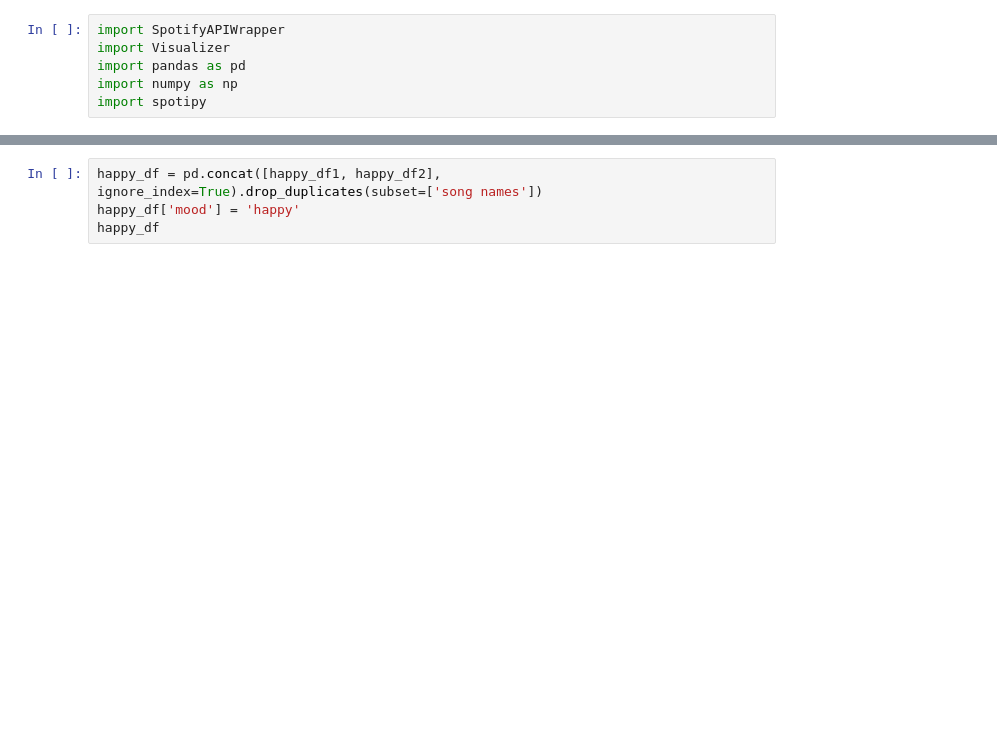
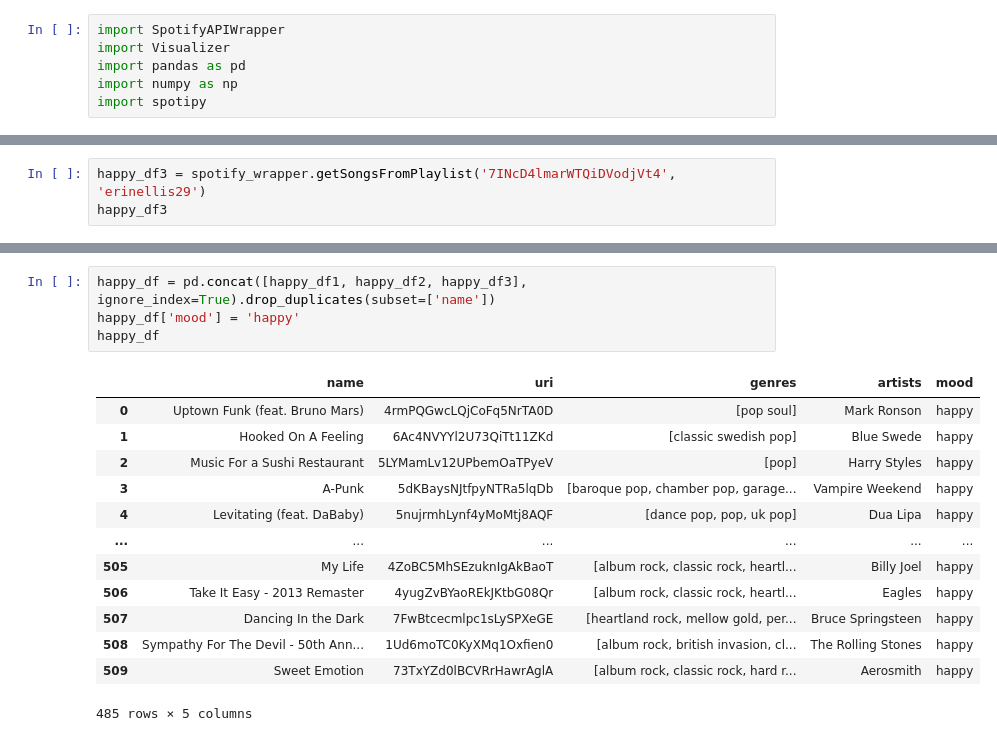
Before and after one commit to chriskontsis/AiTunes, a Jupyter notebook: Reccomender/SongRec.ipynb, the cells around one changed output, grey strips where cells are left out. Saved outputs shown, nothing was run; the diff lists cells and outputs as text; blank space fills up the shorter version.

```diff
--- a/Reccomender/SongRec.ipynb
+++ b/Reccomender/SongRec.ipynb
@@ -20,0 +138,3 @@ happy_df2
+# %%
+happy_df3 = spotify_wrapper.getSongsFromPlaylist('7INcD4lmarWTQiDVodjVt4', 'erinellis29')
+happy_df3
@@ -21,4 +155,18 @@ happy_df2
 # %%
-happy_df = pd.concat([happy_df1, happy_df2], ignore_index=True).drop_duplicates(subset=['song names'])
+happy_df = pd.concat([happy_df1, happy_df2, happy_df3], ignore_index=True).drop_duplicates(subset=['name'])
 happy_df['mood'] = 'happy'
 happy_df
+# %% [output]
+|  | name | uri | genres | artists | mood |
+| 0 | Uptown Funk (feat. Bruno Mars) | 4rmPQGwcLQjCoFq5NrTA0D | [pop soul] | Mark Ronson | happy |
+| 1 | Hooked On A Feeling | 6Ac4NVYYl2U73QiTt11ZKd | [classic swedish pop] | Blue Swede | happy |
+| 2 | Music For a Sushi Restaurant | 5LYMamLv12UPbemOaTPyeV | [pop] | Harry Styles | happy |
+| 3 | A-Punk | 5dKBaysNJtfpyNTRa5lqDb | [baroque pop, chamber pop, garage... | Vampire Weekend | happy |
+| 4 | Levitating (feat. DaBaby) | 5nujrmhLynf4yMoMtj8AQF | [dance pop, pop, uk pop] | Dua Lipa | happy |
+| ... | ... | ... | ... | ... | ... |
+| 505 | My Life | 4ZoBC5MhSEzuknIgAkBaoT | [album rock, classic rock, heartl... | Billy Joel | happy |
+| 506 | Take It Easy - 2013 Remaster | 4yugZvBYaoREkJKtbG08Qr | [album rock, classic rock, heartl... | Eagles | happy |
+| 507 | Dancing In the Dark | 7FwBtcecmlpc1sLySPXeGE | [heartland rock, mellow gold, per... | Bruce Springsteen | happy |
+| 508 | Sympathy For The Devil - 50th Ann... | 1Ud6moTC0KyXMq1Oxfien0 | [album rock, british invasion, cl... | The Rolling Stones | happy |
+| 509 | Sweet Emotion | 73TxYZd0lBCVRrHawrAglA | [album rock, classic rock, hard r... | Aerosmith | happy |
+485 rows × 5 columns
```
Also changed, not shown: parts of 8 cells of this notebook, 1 other file.
